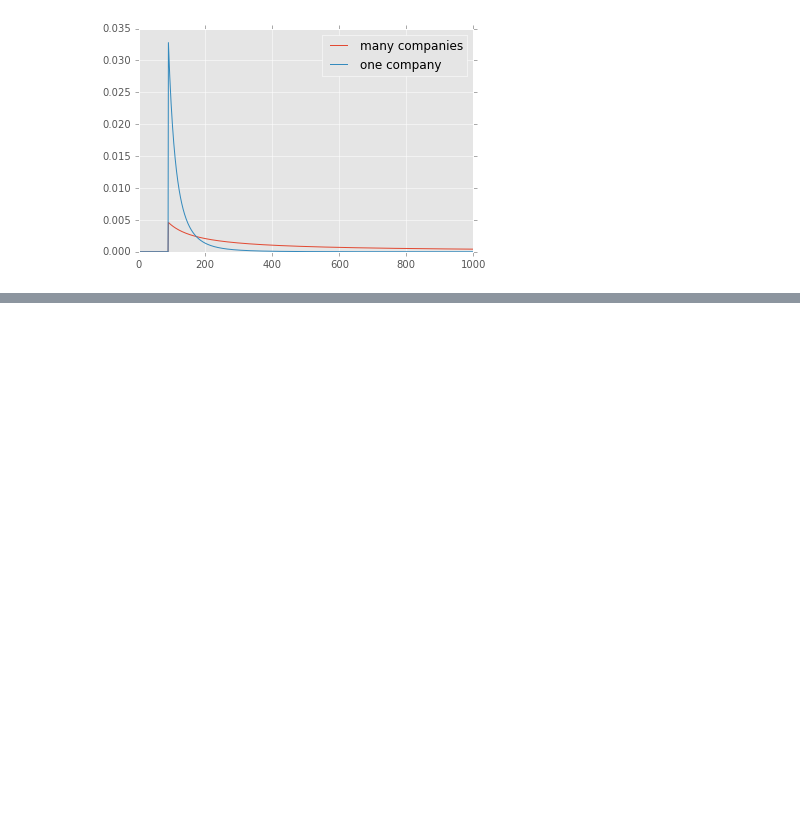
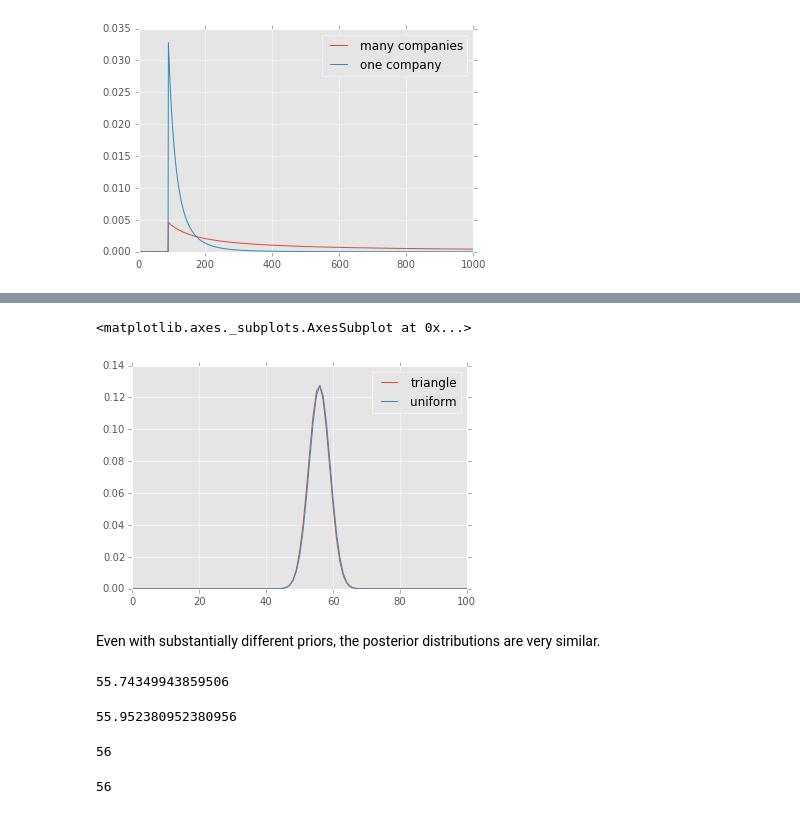
Before and after one commit to doolingdavid/ThinkBayes, a Jupyter notebook: code/newnotes.ipynb, the cells around one changed output, grey strips where cells are left out. Cells and saved outputs as stored; diff of their text form; code cells hidden in the pictures; blank space fills up the shorter version.

```diff
--- a/code/newnotes.ipynb
+++ b/code/newnotes.ipynb
@@ -1940,0 +2022,12 @@ dftough.plot()
+# %%
+def TrianglePrior():
+    suite = Euro()
+    for x in range(0, 51):
+        suite.Set(x, x)
+    for x in range(51, 101):
+        suite.Set(x, 100-x)
+    suite.Normalize()
+
+    return suite
+# %%
+suite = TrianglePrior()
@@ -1940,0 +2037,2 @@ dftough.plot()
+# %%
+suiteuni = Euro(xrange(0,101))
@@ -1940,0 +2042,27 @@ dftough.plot()
+# %%
+dfeurotrash = pd.DataFrame({'triangle': list(suite.Render()[1]),
+                           'uniform': list(suiteuni.Render()[1])},
+                          index=list(suite.Render()[0]))
+# %%
+dfeurotrash.plot()
+# %% [output]
+<matplotlib.axes._subplots.AxesSubplot at 0x...>
+[figure, added]
+# %% [markdown]
+Even with substantially different priors, the posterior distributions are very similar.
+# %%
+suite.Mean()
+# %% [output]
+55.74349943859506
+# %%
+suiteuni.Mean()
+# %% [output]
+55.952380952380956
+# %%
+thinkbayes.Percentile(suite, 50)
+# %% [output]
+56
+# %%
+thinkbayes.Percentile(suiteuni, 50)
+# %% [output]
+56
```
Also changed, not shown: parts of 20 cells of this notebook.
